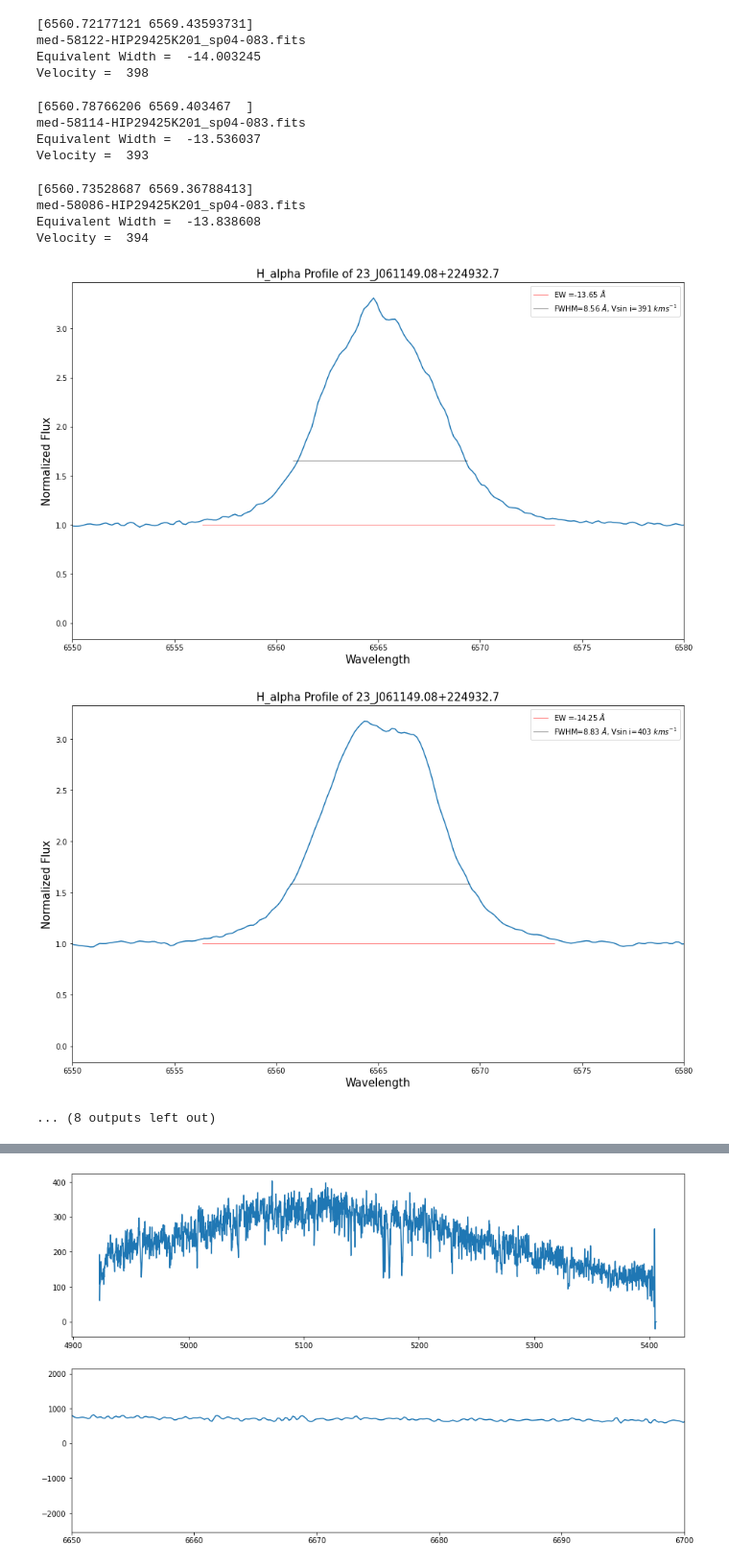
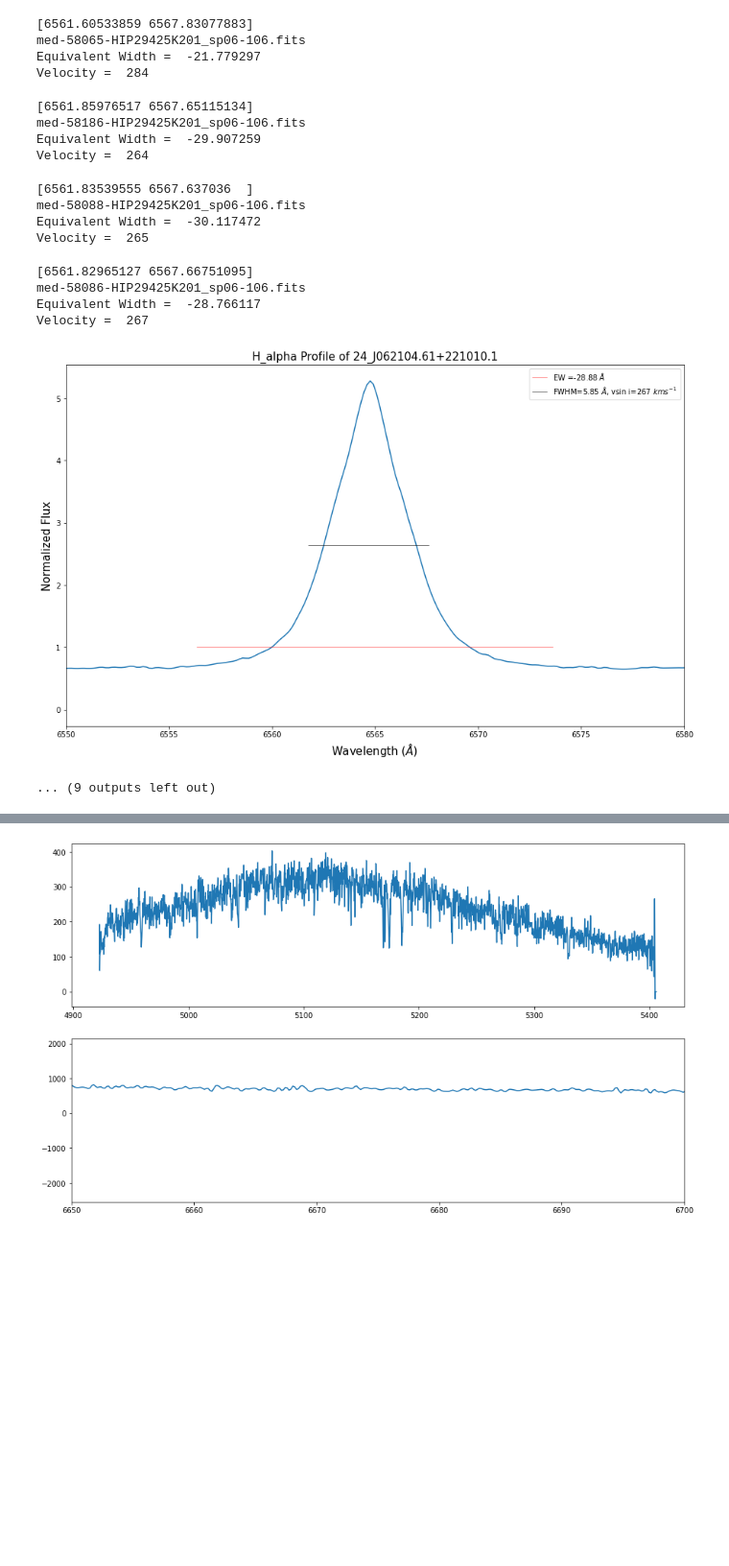
Before and after one commit to luciferAT02/SRFP-2021, a Jupyter notebook: MRS_Final_Analysis.ipynb, the cells around one changed output, grey strips where cells are left out. Shown at 96% size. Cells and saved outputs as stored; diff of their text form; code cells hidden in the pictures; blank space fills up the shorter version.

```diff
--- a/MRS_Final_Analysis.ipynb
+++ b/MRS_Final_Analysis.ipynb
@@ -11,7 +11,7 @@ from scipy.interpolate import UnivariateSpline
 from laspec import normalization
 import matplotlib.backends.backend_pdf as pdf
 
-obj = '23_J061149.08+224932.7'
+obj = '24_J062104.61+221010.1'
 pdff = pdf.PdfPages("Final_MRS_Spectra_"+obj+".pdf")
 path2 = '/home/luciferat02/Documents/SRFP_2021/MRS_LAMOST/Objects/'+obj
 os.listdir(path2)
@@ -62,7 +62,7 @@ for spec_fp in os.listdir(path2):
         print(spec_fp)
         print("Equivalent Width = ",EW['EW_int'])
         fig, ax1 = plt.subplots(1,1, figsize = [15,9])
-        ax1.set_xlabel('Wavelength',fontsize = 15)
+        ax1.set_xlabel('Wavelength ($\AA$)',fontsize = 15)
         ax1.set_ylabel('Normalized Flux', fontsize = 15)
         ax1.set_title('H_alpha Profile of '+obj , fontsize = 15)
         ax1.set_xlim(6550,6580)
@@ -75,7 +75,7 @@ for spec_fp in os.listdir(path2):
         print("Velocity = ",velocity)
         ax1.plot(rwv,r[0][0])
         ax1.plot([left,right],[1,1],linewidth=0.5, c='r',label='EW =%.2f $\AA$'%E_W)
-        ax1.plot([r1,r2],[np.max(fl)/2,np.max(fl)/2],linewidth=0.5, c='k',label='FWHM=%.2f $\AA$, Vsin i=%d $kms^{-1}$'%(del_lambda,velocity))
+        ax1.plot([r1,r2],[np.max(fl)/2,np.max(fl)/2],linewidth=0.5, c='k',label='FWHM=%.2f $\AA$, vsin i=%d $kms^{-1}$'%(del_lambda,velocity))
         ax1.legend(loc='best')
         pdff.savefig(fig)
 pdff.close()
@@ -112,16 +108,19 @@ Velocity =  397
-[6560.72177121 6569.43593731]
-med-58122-HIP29425K201_sp04-083.fits
-Equivalent Width =  -14.003245
-Velocity =  398
+[6561.60533859 6567.83077883]
+med-58065-HIP29425K201_sp06-106.fits
+Equivalent Width =  -21.779297
+Velocity =  284
-[6560.78766206 6569.403467  ]
-med-58114-HIP29425K201_sp04-083.fits
-Equivalent Width =  -13.536037
-Velocity =  393
+[6561.85976517 6567.65115134]
+med-58186-HIP29425K201_sp06-106.fits
+Equivalent Width =  -29.907259
+Velocity =  264
-[6560.73528687 6569.36788413]
-med-58086-HIP29425K201_sp04-083.fits
-Equivalent Width =  -13.838608
-Velocity =  394
+[6561.83539555 6567.637036  ]
+med-58088-HIP29425K201_sp06-106.fits
+Equivalent Width =  -30.117472
+Velocity =  265
+[6561.82965127 6567.66751095]
+med-58086-HIP29425K201_sp06-106.fits
+Equivalent Width =  -28.766117
+Velocity =  267
-[figure, old version]
+[figure, new version]
-[figure, removed]
-... (8 outputs left out)
+... (9 outputs left out)
 # %%
```
Also changed, not shown: parts of 4 cells of this notebook.
